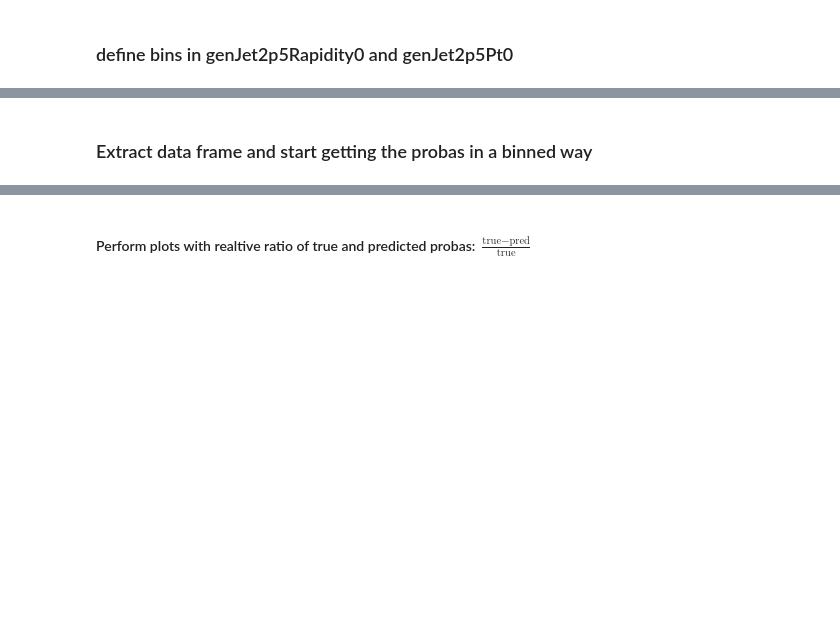
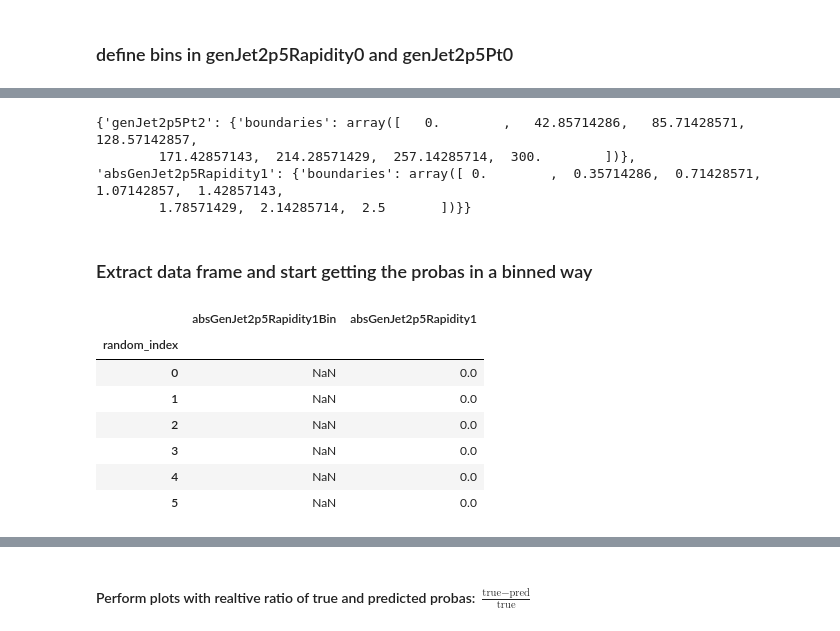
Before and after one commit to jandrejk/higgs_model_dep, a Jupyter notebook: ProjectionPlotsNjets2p5_usingTestSample.ipynb, the cells around one changed output, grey strips where cells are left out. Cells and saved outputs as stored; diff of their text form; code cells hidden in the pictures; blank space fills up the shorter version.

```diff
--- a/ProjectionPlotsNjets2p5_usingTestSample.ipynb
+++ b/ProjectionPlotsNjets2p5_usingTestSample.ipynb
@@ -50,27 +50,27 @@ Index([u'absweight', u'class', u'genJet2p5Pt0', u'genJet2p5Pt1',
 # %% [markdown]
 ## projection on the following 2 variables
 # %%
-x_var = 'genJet2p5Rapidity0'
-y_var = 'genJet2p5Pt0'
+x_var = 'absGenJet2p5Rapidity1'
+y_var = 'genJet2p5Pt2'
 # %%
 def GetBins (x_pt, y_pt, x_name, y_name) :
     N_PtBins = 8
     N_RapidityBins = 8
     if (x_pt and y_pt) :
-        return { x_name : dict(boundaries=np.append(np.linspace(0,300.,10),1000),overflow=False),
-                       y_name : dict(boundaries=np.append(np.linspace(0,300.,10),1000),overflow=False)
+        return { x_name : dict(boundaries=np.linspace(0,300.,N_PtBins)),
+                       y_name : dict(boundaries=np.linspace(0,300.,N_PtBins))
             }
     else :
         if x_pt :
-            return { x_name : dict(boundaries=np.append(np.linspace(0,300.,10),1000),overflow=False),
-                           y_name : dict(boundaries=np.linspace(-3,3.,8),overflow=False)
+            return { x_name : dict(boundaries=np.linspace(0,300.,N_PtBins)),
+                           y_name : dict(boundaries=np.linspace(0.,2.5,N_RapidityBins))
                           }
         if y_pt :
-            return { x_name : dict(boundaries=np.linspace(-3,3.,8),overflow=False),
-                           y_name : dict(boundaries=np.append(np.linspace(0,300.,10),1000),overflow=False)
+            return { x_name : dict(boundaries=np.linspace(.0,2.5,N_RapidityBins)),
+                           y_name : dict(boundaries=np.linspace(0,300.,N_PtBins))
                           }
-    return { x_name : dict(boundaries=np.linspace(-3,3.,8),overflow=False),
-             y_name : dict(boundaries=np.linspace(-3,3.,8),overflow=False)
+    return { x_name : dict(boundaries=np.linspace(0.,2.5,N_RapidityBins)),
+             y_name : dict(boundaries=np.linspace(0.,2.5,N_RapidityBins))
                         }
 # %% [markdown]
 ### define bins in genJet2p5Rapidity0 and genJet2p5Pt0
@@ -81,3 +89,9 @@ ut.runDefineBins(effFitter,defineBins)
+# %%
+print(defineBins)
+# %% [output]
+{'genJet2p5Pt2': {'boundaries': array([   0.        ,   42.85714286,   85.71428571,  128.57142857,
+        171.42857143,  214.28571429,  257.14285714,  300.        ])}, 'absGenJet2p5Rapidity1': {'boundaries': array([ 0.        ,  0.35714286,  0.71428571,  1.07142857,  1.42857143,
+        1.78571429,  2.14285714,  2.5       ])}}
 # %% [markdown]
 ### Extract data frame and start getting the probas in a binned way
 # %%
@@ -88,0 +105,11 @@ df_test = df[:first_train_evt]
+# %%
+df_test[['absGenJet2p5Rapidity1Bin','absGenJet2p5Rapidity1']][0:6]
+# %% [output]
+|  | absGenJet2p5Rapidity1Bin | absGenJet2p5Rapidity1 |
+| random_index |  |  |
+| 0 | NaN | 0.0 |
+| 1 | NaN | 0.0 |
+| 2 | NaN | 0.0 |
+| 3 | NaN | 0.0 |
+| 4 | NaN | 0.0 |
+| 5 | NaN | 0.0 |
```
Also changed, not shown: parts of 9 cells of this notebook, 12 other files.
